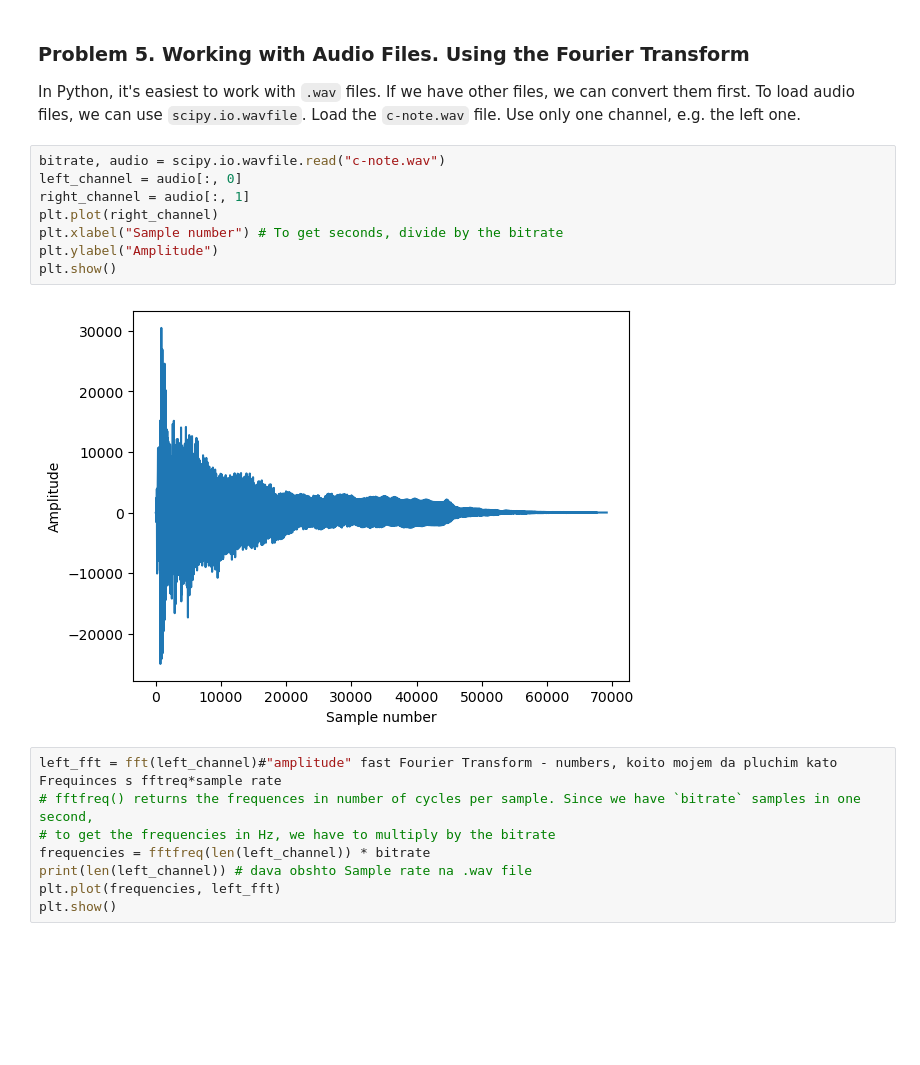
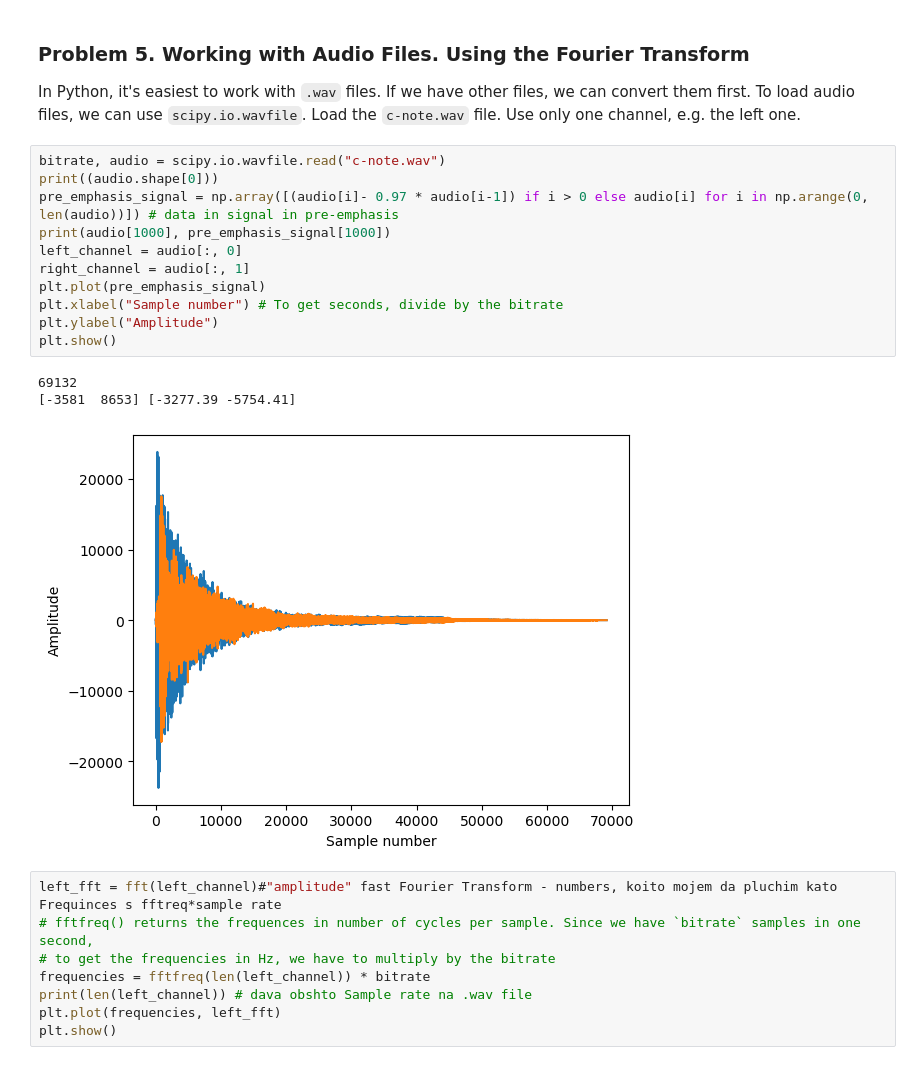
Before and after one commit to nushito/Math-for-Developers, a Jupyter notebook: 09.Probability and Combinatorics Exercise/Probability and Combinatorics Exercise.ipynb, the cells around one changed output. Cells and saved outputs as stored; diff of their text form; blank space fills up the shorter version.

```diff
--- a/09.Probability and Combinatorics Exercise/Probability and Combinatorics Exercise.ipynb
+++ b/09.Probability and Combinatorics Exercise/Probability and Combinatorics Exercise.ipynb
@@ -369,14 +369,19 @@ Compare this entire process to how we created a **histogram**. Plotting a random
 In Python, it's easiest to work with `.wav` files. If we have other files, we can convert them first. To load audio files, we can use `scipy.io.wavfile`. Load the `c-note.wav` file. Use only one channel, e.g. the left one.
 # %%
 bitrate, audio = scipy.io.wavfile.read("c-note.wav")
+print((audio.shape[0]))
+pre_emphasis_signal = np.array([(audio[i]- 0.97 * audio[i-1]) if i > 0 else audio[i] for i in np.arange(0, len(audio))]) # data in signal in pre-emphasis
+print(audio[1000], pre_emphasis_signal[1000])
 left_channel = audio[:, 0]
 right_channel = audio[:, 1]
-plt.plot(right_channel)
+plt.plot(pre_emphasis_signal)
 plt.xlabel("Sample number") # To get seconds, divide by the bitrate
 plt.ylabel("Amplitude")
 plt.show()
 # %% [output]
+69132
+[-3581  8653] [-3277.39 -5754.41]
-[figure, old version]
+[figure, new version]
 # %%
 left_fft = fft(left_channel)#"amplitude" fast Fourier Transform - numbers, koito mojem da pluchim kato Frequinces s fftreq*sample rate
 # fftfreq() returns the frequences in number of cycles per sample. Since we have `bitrate` samples in one second,
```
